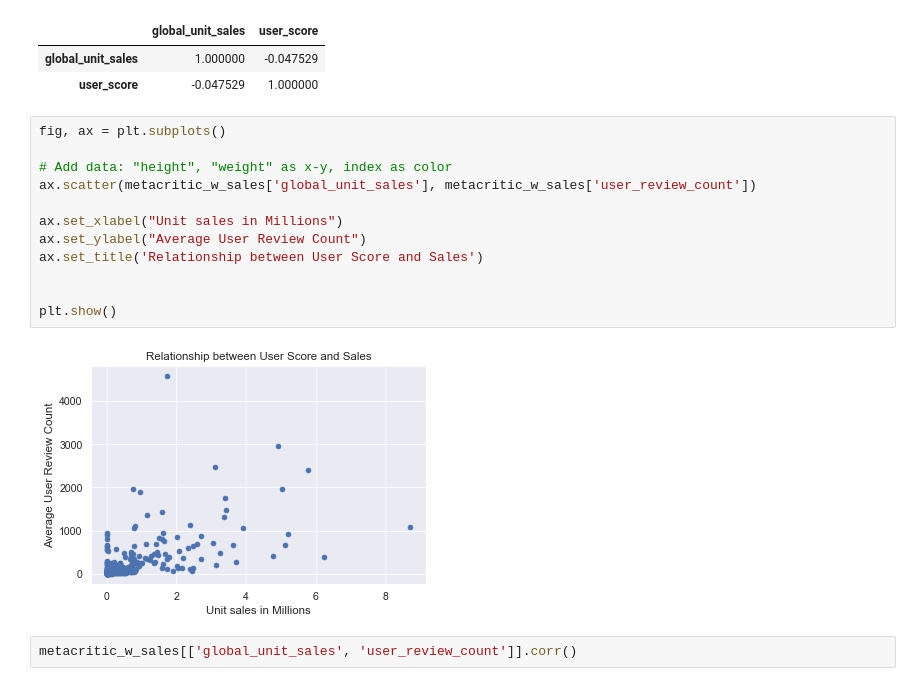
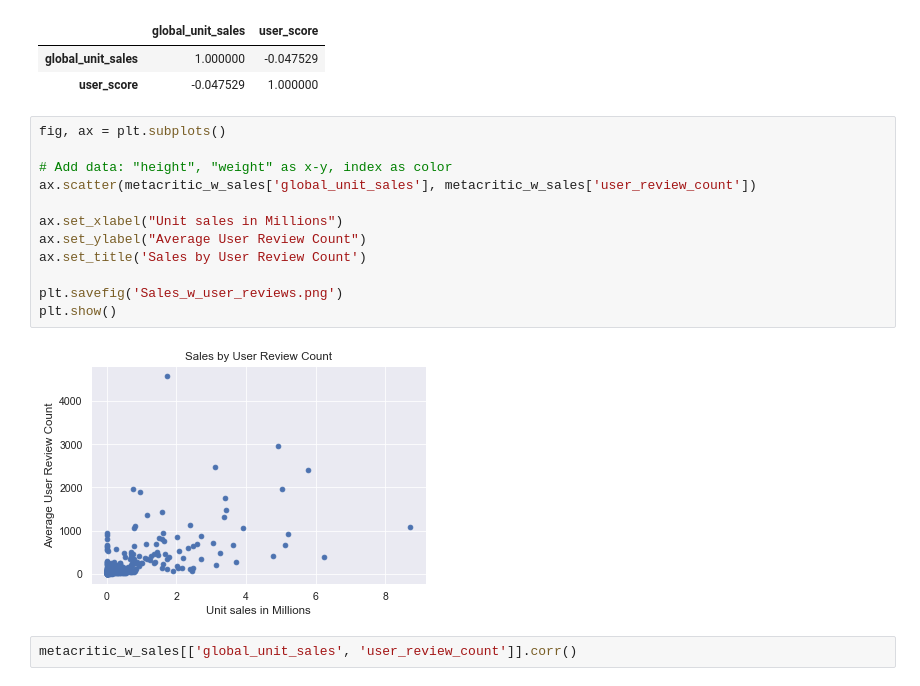
Before and after one commit to Ahila700/movie-project, a Jupyter notebook: Exploratory_Data_Analysis.ipynb, the cells around one changed output. Cells and saved outputs as stored; diff of their text form.

```diff
--- a/Exploratory_Data_Analysis.ipynb
+++ b/Exploratory_Data_Analysis.ipynb
@@ -64,17 +71,17 @@ metacritic_w_sales[['global_unit_sales', 'user_score']].corr()
 # %%
 fig, ax = plt.subplots()
 
 # Add data: "height", "weight" as x-y, index as color
 ax.scatter(metacritic_w_sales['global_unit_sales'], metacritic_w_sales['user_review_count'])
 
 ax.set_xlabel("Unit sales in Millions")
 ax.set_ylabel("Average User Review Count")
-ax.set_title('Relationship between User Score and Sales')
+ax.set_title('Sales by User Review Count')
 
-
+plt.savefig('Sales_w_user_reviews.png')
 plt.show()
 # %% [output]
-[figure, old version]
+[figure, new version]
 # %%
 metacritic_w_sales[['global_unit_sales', 'user_review_count']].corr()
 # %% [output]
```
Also changed, not shown: parts of 19 cells of this notebook, 19 other files.
